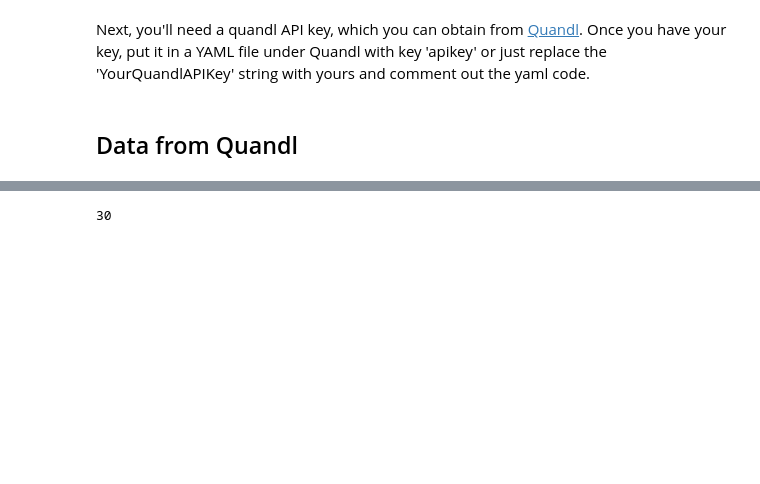
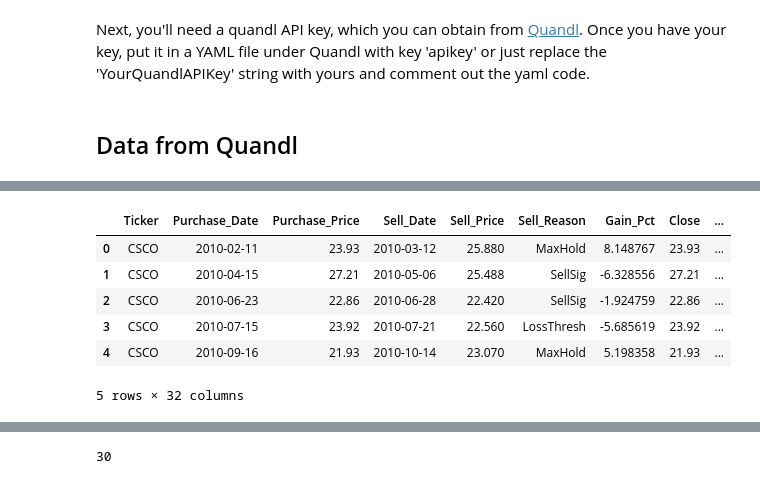
Before and after one commit to focods/neural-net-stock-trading, a Jupyter notebook: Data Wrangler.ipynb, the cells around one changed output, grey strips where cells are left out. Saved outputs shown, nothing was run; the diff lists cells and outputs as text; code cells hidden in the pictures; blank space fills up the shorter version.

```diff
--- a/Data Wrangler.ipynb
+++ b/Data Wrangler.ipynb
@@ -49,0 +346,10 @@ data.tail(10)
+# %%
+getPurchases('CSCO',loss_thresh=0.05).head()
+# %% [output]
+|  | Ticker | Purchase_Date | Purchase_Price | Sell_Date | Sell_Price | Sell_Reason | Gain_Pct | Close | ... |
+| 0 | CSCO | 2010-02-11 | 23.93 | 2010-03-12 | 25.880 | MaxHold | 8.148767 | 23.93 | ... |
+| 1 | CSCO | 2010-04-15 | 27.21 | 2010-05-06 | 25.488 | SellSig | -6.328556 | 27.21 | ... |
+| 2 | CSCO | 2010-06-23 | 22.86 | 2010-06-28 | 22.420 | SellSig | -1.924759 | 22.86 | ... |
+| 3 | CSCO | 2010-07-15 | 23.92 | 2010-07-21 | 22.560 | LossThresh | -5.685619 | 23.92 | ... |
+| 4 | CSCO | 2010-09-16 | 21.93 | 2010-10-14 | 23.070 | MaxHold | 5.198358 | 21.93 | ... |
+5 rows × 32 columns
```
Also changed, not shown: parts of 78 cells of this notebook.
